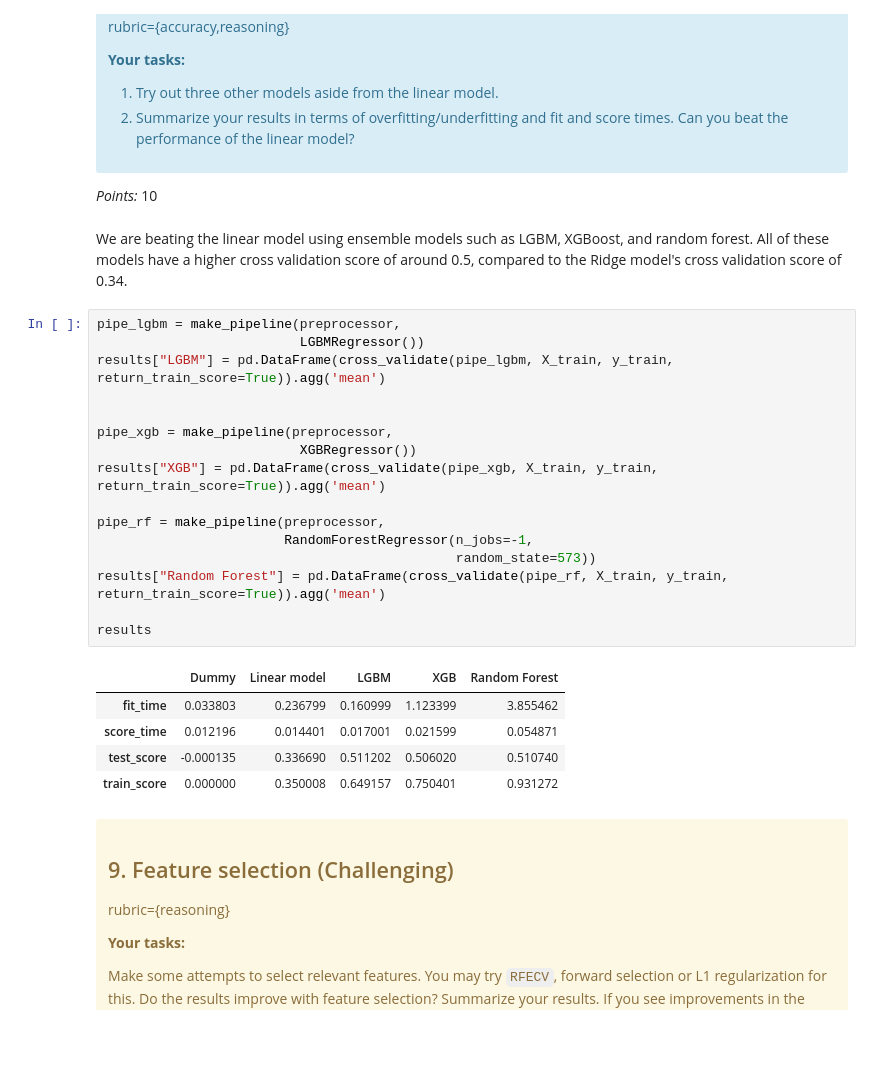
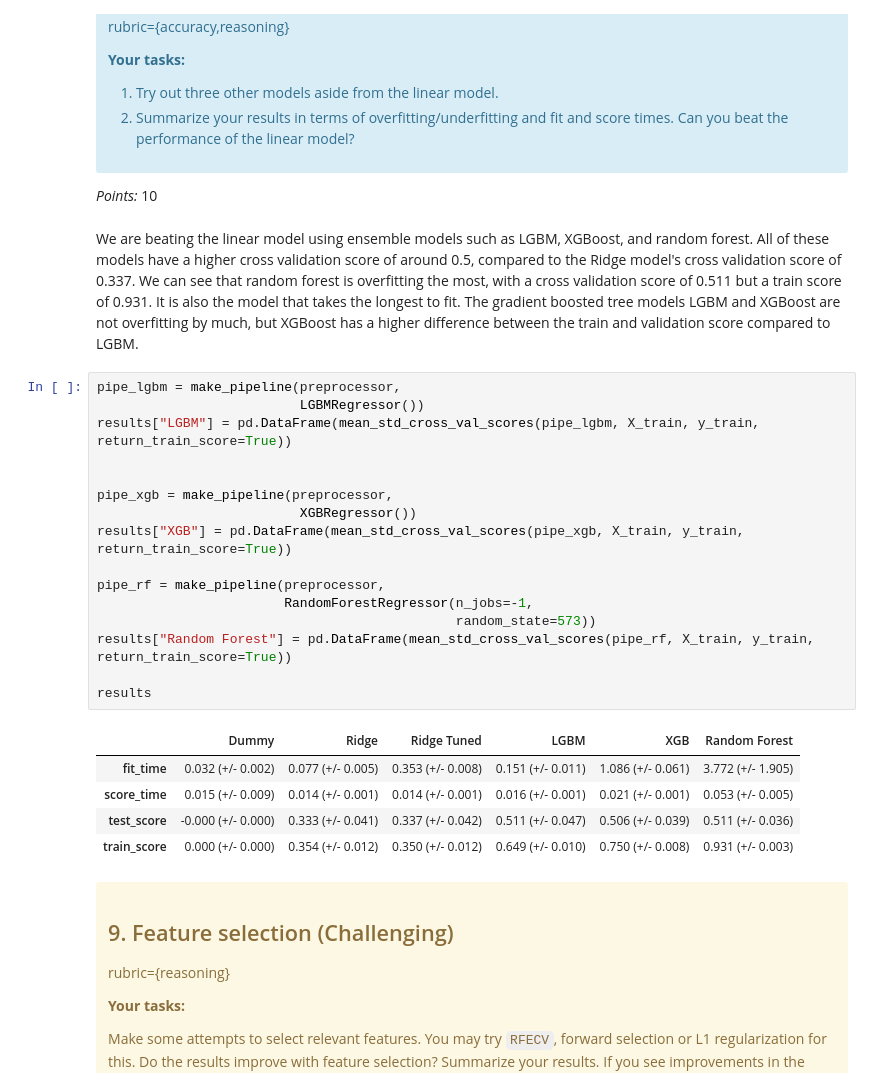
Before and after one commit to UBC-MDS/lab4_bnb_morris_eric, a Jupyter notebook: lab4.ipynb, the cells around one changed output. Drawn from its saved outputs; the diff is of its cells as text; blank space fills up the shorter version.

```diff
--- a/lab4.ipynb
+++ b/lab4.ipynb
@@ -485,29 +485,29 @@ rubric={accuracy,reasoning}
 
 _Points:_ 10
 # %% [markdown]
-We are beating the linear model using ensemble models such as LGBM, XGBoost, and random forest. All of these models have a higher cross validation score of around 0.5, compared to the Ridge model's cross validation score of 0.34.
+We are beating the linear model using ensemble models such as LGBM, XGBoost, and random forest. All of these models have a higher cross validation score of around 0.5, compared to the Ridge model's cross validation score of 0.337. We can see that random forest is overfitting the most, with a cross validation score of 0.511 but a train score of 0.931. It is also the model that takes the longest to fit. The gradient boosted tree models LGBM and XGBoost are not overfitting by much, but XGBoost has a higher difference between the train and validation score compared to LGBM.
 # %%
 pipe_lgbm = make_pipeline(preprocessor,
                           LGBMRegressor())
-results["LGBM"] = pd.DataFrame(cross_validate(pipe_lgbm, X_train, y_train, return_train_score=True)).agg('mean')
+results["LGBM"] = pd.DataFrame(mean_std_cross_val_scores(pipe_lgbm, X_train, y_train, return_train_score=True))
 
 
 pipe_xgb = make_pipeline(preprocessor,
                           XGBRegressor())
-results["XGB"] = pd.DataFrame(cross_validate(pipe_xgb, X_train, y_train, return_train_score=True)).agg('mean')
+results["XGB"] = pd.DataFrame(mean_std_cross_val_scores(pipe_xgb, X_train, y_train, return_train_score=True))
 
 pipe_rf = make_pipeline(preprocessor,
                         RandomForestRegressor(n_jobs=-1,
                                               random_state=573))
-results["Random Forest"] = pd.DataFrame(cross_validate(pipe_rf, X_train, y_train, return_train_score=True)).agg('mean')
+results["Random Forest"] = pd.DataFrame(mean_std_cross_val_scores(pipe_rf, X_train, y_train, return_train_score=True))
 
 results
 # %% [output]
-|  | Dummy | Linear model | LGBM | XGB | Random Forest |
-| fit_time | 0.033803 | 0.236799 | 0.160999 | 1.123399 | 3.855462 |
-| score_time | 0.012196 | 0.014401 | 0.017001 | 0.021599 | 0.054871 |
-| test_score | -0.000135 | 0.336690 | 0.511202 | 0.506020 | 0.510740 |
-| train_score | 0.000000 | 0.350008 | 0.649157 | 0.750401 | 0.931272 |
+|  | Dummy | Ridge | Ridge Tuned | LGBM | XGB | Random Forest |
+| fit_time | 0.032 (+/- 0.002) | 0.077 (+/- 0.005) | 0.353 (+/- 0.008) | 0.151 (+/- 0.011) | 1.086 (+/- 0.061) | 3.772 (+/- 1.905) |
+| score_time | 0.015 (+/- 0.009) | 0.014 (+/- 0.001) | 0.014 (+/- 0.001) | 0.016 (+/- 0.001) | 0.021 (+/- 0.001) | 0.053 (+/- 0.005) |
+| test_score | -0.000 (+/- 0.000) | 0.333 (+/- 0.041) | 0.337 (+/- 0.042) | 0.511 (+/- 0.047) | 0.506 (+/- 0.039) | 0.511 (+/- 0.036) |
+| train_score | 0.000 (+/- 0.000) | 0.354 (+/- 0.012) | 0.350 (+/- 0.012) | 0.649 (+/- 0.010) | 0.750 (+/- 0.008) | 0.931 (+/- 0.003) |
 # %% [markdown]
 <!-- END QUESTION -->
 
```
